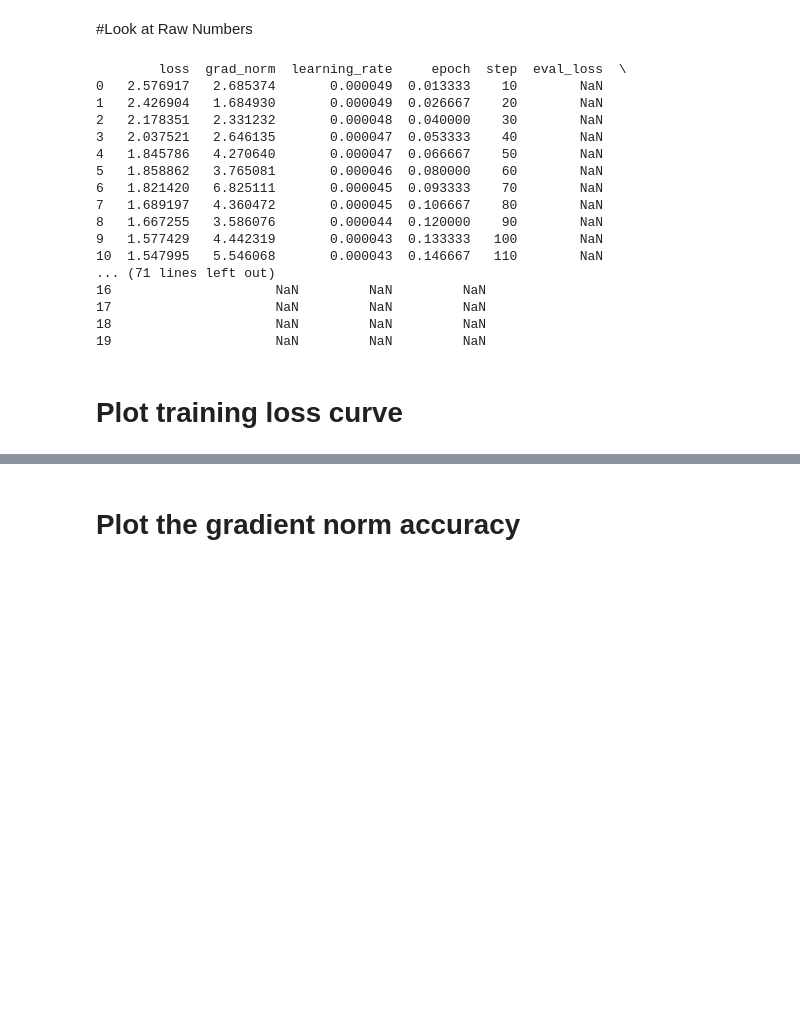
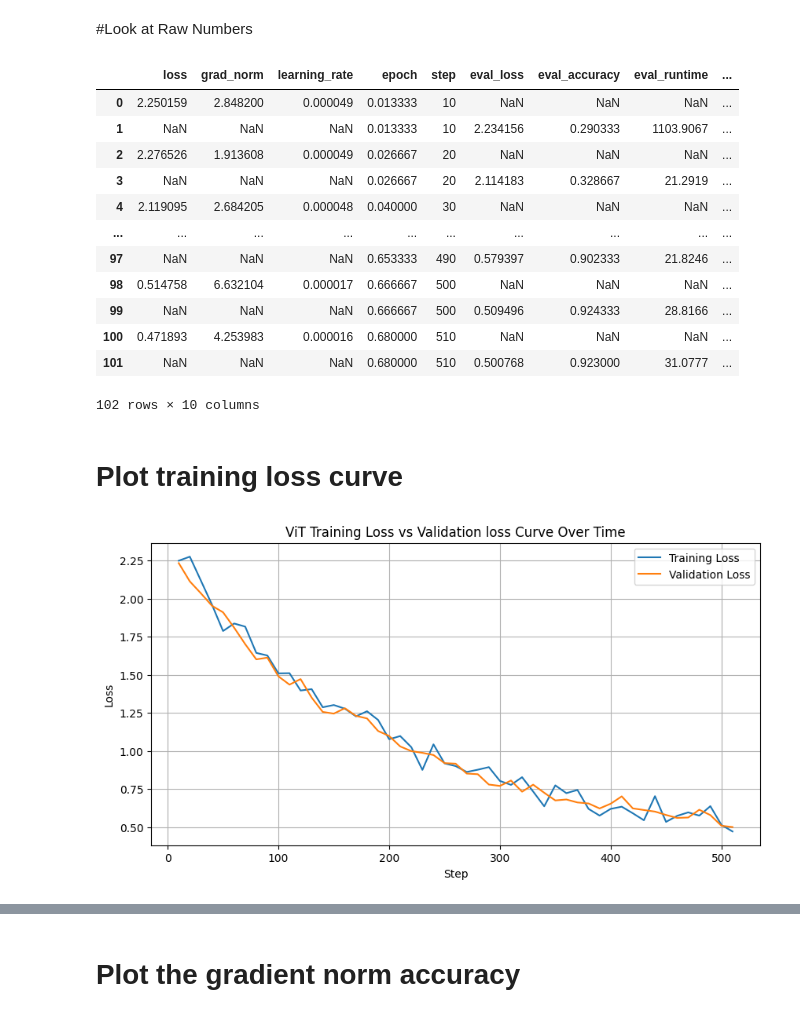
Before and after one commit to isaacadebayo/Predictive_Analytics_and_NLP, a Jupyter notebook: Visual_Transformer_and_CNN.ipynb, the cells around one changed output, grey strips where cells are left out. Cells and saved outputs as stored; diff of their text form; code cells hidden in the pictures; blank space fills up the shorter version.

```diff
--- a/Visual_Transformer_and_CNN.ipynb
+++ b/Visual_Transformer_and_CNN.ipynb
@@ -972,24 +966,37 @@ import pandas as pd
 #convert internal trainer logs into clean table
 
 df = pd.DataFrame(trainer.state.log_history)
-print(df.head(20))
+df
 # %% [output]
+|  | loss | grad_norm | learning_rate | epoch | step | eval_loss | eval_accuracy | eval_runtime | ... |
+| 0 | 2.250159 | 2.848200 | 0.000049 | 0.013333 | 10 | NaN | NaN | NaN | ... |
+| 1 | NaN | NaN | NaN | 0.013333 | 10 | 2.234156 | 0.290333 | 1103.9067 | ... |
+| 2 | 2.276526 | 1.913608 | 0.000049 | 0.026667 | 20 | NaN | NaN | NaN | ... |
+| 3 | NaN | NaN | NaN | 0.026667 | 20 | 2.114183 | 0.328667 | 21.2919 | ... |
+| 4 | 2.119095 | 2.684205 | 0.000048 | 0.040000 | 30 | NaN | NaN | NaN | ... |
+| ... | ... | ... | ... | ... | ... | ... | ... | ... | ... |
+| 97 | NaN | NaN | NaN | 0.653333 | 490 | 0.579397 | 0.902333 | 21.8246 | ... |
+| 98 | 0.514758 | 6.632104 | 0.000017 | 0.666667 | 500 | NaN | NaN | NaN | ... |
+| 99 | NaN | NaN | NaN | 0.666667 | 500 | 0.509496 | 0.924333 | 28.8166 | ... |
+| 100 | 0.471893 | 4.253983 | 0.000016 | 0.680000 | 510 | NaN | NaN | NaN | ... |
+| 101 | NaN | NaN | NaN | 0.680000 | 510 | 0.500768 | 0.923000 | 31.0777 | ... |
-        loss  grad_norm  learning_rate     epoch  step  eval_loss  \
-0   2.576917   2.685374       0.000049  0.013333    10        NaN
-1   2.426904   1.684930       0.000049  0.026667    20        NaN
-2   2.178351   2.331232       0.000048  0.040000    30        NaN
-3   2.037521   2.646135       0.000047  0.053333    40        NaN
-4   1.845786   4.270640       0.000047  0.066667    50        NaN
-5   1.858862   3.765081       0.000046  0.080000    60        NaN
-6   1.821420   6.825111       0.000045  0.093333    70        NaN
-7   1.689197   4.360472       0.000045  0.106667    80        NaN
-8   1.667255   3.586076       0.000044  0.120000    90        NaN
-9   1.577429   4.442319       0.000043  0.133333   100        NaN
-10  1.547995   5.546068       0.000043  0.146667   110        NaN
-... (71 lines left out)
-16                     NaN         NaN         NaN
-17                     NaN         NaN         NaN
-18                     NaN         NaN         NaN
-19                     NaN         NaN         NaN
+102 rows × 10 columns
 # %% [markdown]
 # Plot training loss curve
+# %%
+import matplotlib.pyplot as plt
+
+train_logs_filtered = df[df['loss'].notna()]
+eval_logs_filtered = df[df['eval_loss'].notna()]
+
+plt.figure(figsize=(10, 5))
+plt.plot(train_logs_filtered['step'], train_logs_filtered['loss'], label="Training Loss")
+plt.plot(eval_logs_filtered['step'], eval_logs_filtered['eval_loss'], label="Validation Loss")
+plt.xlabel("Step")
+plt.ylabel("Loss")
+plt.title("ViT Training Loss vs Validation loss Curve Over Time")
+plt.legend()
+plt.grid(True)
+plt.show()
+# %% [output]
+[figure, added]
```
Also changed, not shown: parts of 25 cells of this notebook.
